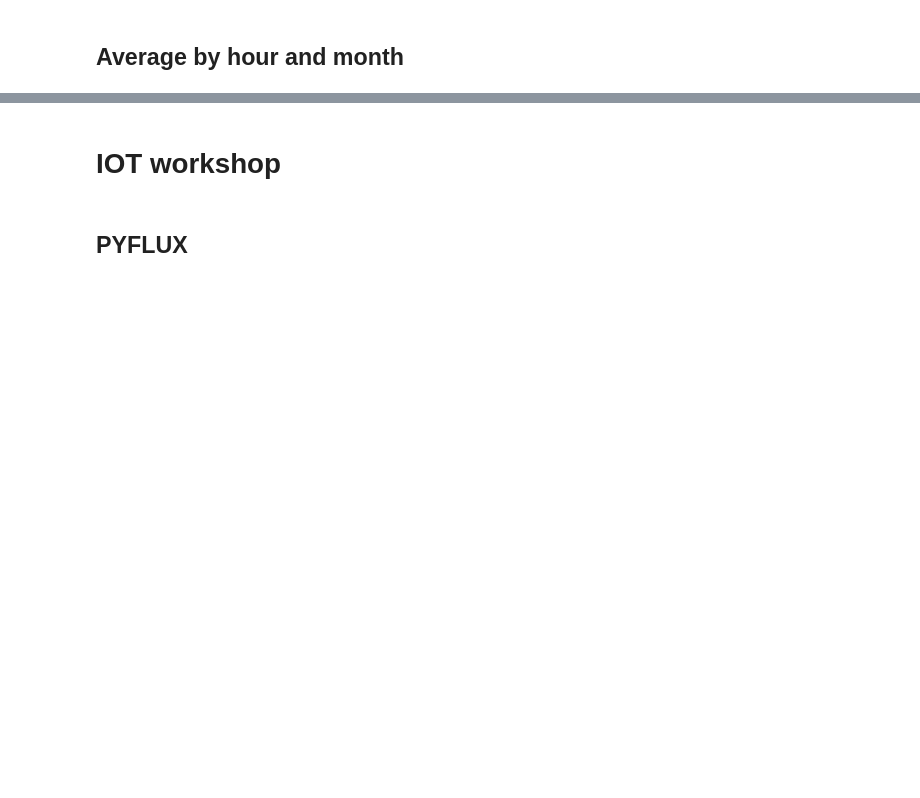
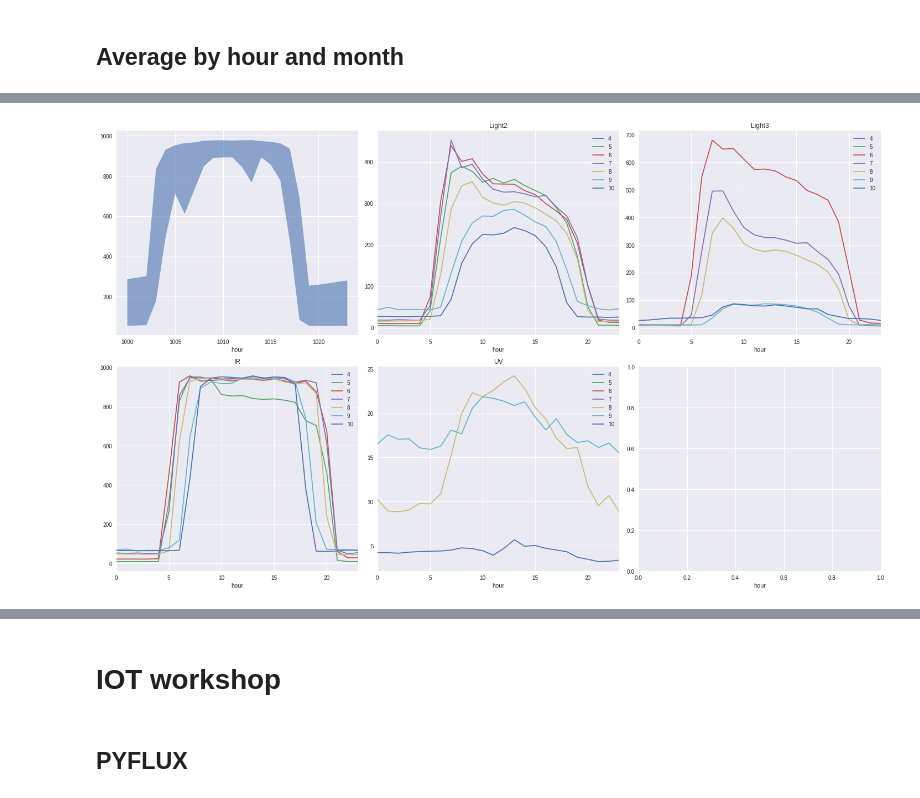
Before and after one commit to baruselli/weather_datalog, a Jupyter notebook: datalog.ipynb, the cells around one changed output, grey strips where cells are left out. Cells and saved outputs as stored; diff of their text form; code cells hidden in the pictures; blank space fills up the shorter version.

```diff
--- a/datalog.ipynb
+++ b/datalog.ipynb
@@ -608,14 +628,11 @@ ax[1].plot(data_tot_h.IR)
-# %%
-#plots all series
-f, ax = plt.subplots(data_tot_h.columns.shape[0]//2+1,2,figsize=(12,35))
-for i,a in enumerate(data_tot_h.columns):
-    try:
-        data_tot[a].dropna().plot(ax=ax.flatten()[i])
-#        data_tot[a].dropna().rolling(12).mean().plot(ax=ax.flatten()[i])
-    except:
-        pass
-    data_tot_h[a].dropna().plot(ax=ax.flatten()[i],title=str(a))
-    ax.flatten()[i].set_xlabel("")
-plt.tight_layout()
 # %% [markdown]
 ## Average by hour and month
+# %%
+avg_by_hour_month=data_tot_h.groupby([data_tot_h.index.month,data_tot_h.index.hour]).mean().unstack(level=0)
+avg_by_hour=data_tot_h.groupby(data_tot_h.index.hour).mean()
+min_by_hour=data_tot_h.groupby(data_tot_h.index.hour).min()
+max_by_hour=data_tot_h.groupby(data_tot_h.index.hour).max()
+avg_by_month=data_tot_h.groupby(data_tot_h.index.month).mean()
+min_by_month=data_tot_h.groupby(data_tot_h.index.month).min()
+max_by_month=data_tot_h.groupby(data_tot_h.index.month).max()
+avg_by_hour_month.T
@@ -622,13 +678,23 @@ plt.tight_layout()
 # %%
-f, ax = plt.subplots(2,3,figsize=(20,8))
+f, ax = plt.subplots(2,3,figsize=(20,12))
 ax=ax.flatten()
-avg_by_hour_month=data_tot_h.groupby([data_tot_h.index.month,data_tot_h.index.hour]).mean().unstack(level=0)
-(1023-avg_by_hour_month.Light).plot(ax=ax[0])
-(1023-avg_by_hour_month.Light2).plot(ax=ax[1])
-avg_by_hour_month.Light3.plot(ax=ax[2])
-avg_by_hour_month.IR.plot(ax=ax[3])
-avg_by_hour_month.UV_an.plot(ax=ax[4])
+
+ax[0].fill_between(1023-min_by_hour.index,1023-min_by_hour.Light,1023-max_by_hour.Light, alpha=0.6)
+#(1023-avg_by_hour.Light).plot(ax=ax[0],label="mean",style="o")
+
+
+#(1023-avg_by_hour_month.Light).plot(ax=ax[0],title="Light")
+(1023-avg_by_hour_month.Light2).plot(ax=ax[1],title="Light2")
+avg_by_hour_month.Light3.plot(ax=ax[2],title="Light3")
+(1023-avg_by_hour_month.IR).plot(ax=ax[3],title="IR")
+avg_by_hour_month.UV_an.plot(ax=ax[4],title="UV")
 [a.set_xlabel("hour") for a in ax];
+plt.tight_layout()
+
+
+[a.legend() for a in ax];
+# %% [output]
+[figure, added]
 # %%
 #compares the three T sensors
 #data_tot_h.Temp_11.dropna().plot()
```
Also changed, not shown: parts of 24 cells of this notebook.
